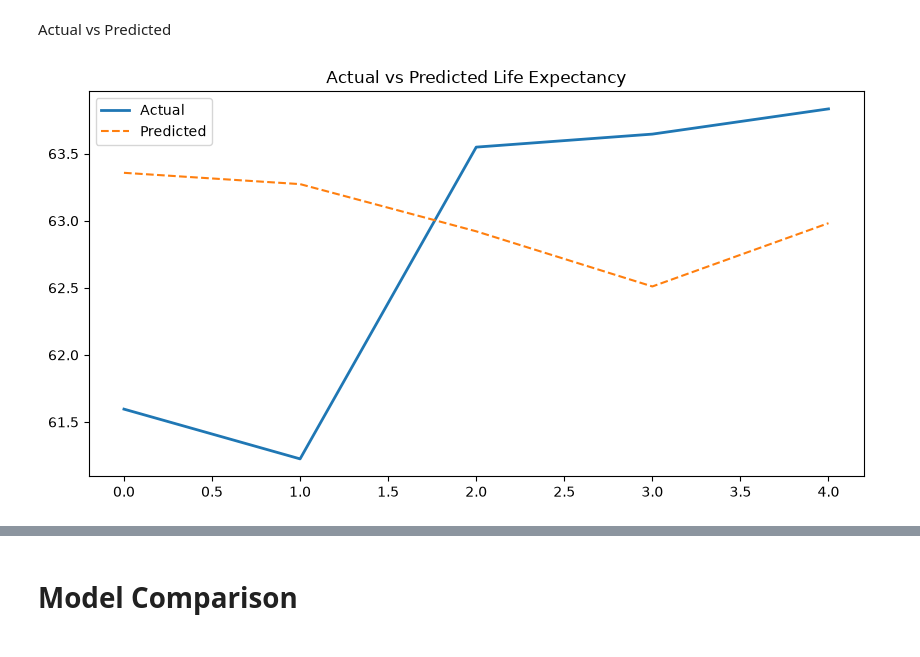
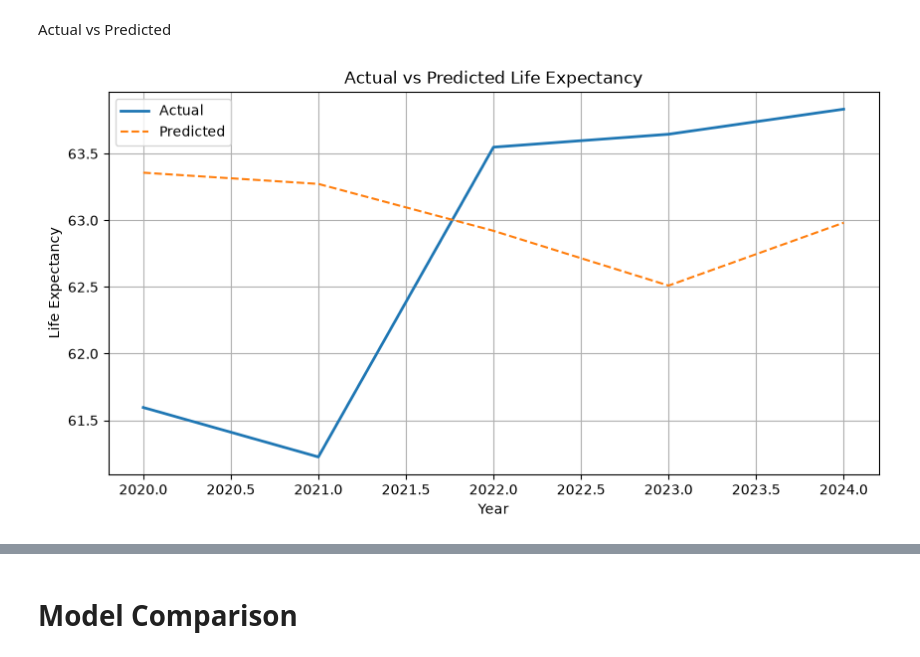
Before and after one commit to graceobonyo/Global-Health-System-Segmentation-and-Forecasting, a Jupyter notebook: ghss.ipynb, the cells around one changed output, grey strips where cells are left out. Saved outputs shown, nothing was run; the diff lists cells and outputs as text; code cells hidden in the pictures.

```diff
--- a/ghss.ipynb
+++ b/ghss.ipynb
@@ -160,0 +217,6 @@ plt.show()
+# %%
+# Load dataset
+health_df = pd.read_csv('health_indicators.csv')
+
+print(health_df.shape)
+health_df.head()
@@ -160,0 +315,16 @@ plt.show()
+# %%
+# Handle missing values for numeric columns by converting them to numeric types and imputing with median values
+numeric_cols = kenya_df.select_dtypes(include=['float64','int64']).columns
+kenya_df[numeric_cols] = kenya_df[numeric_cols].apply(pd.to_numeric, errors='coerce')
+# %%
+numeric_cols = kenya_df.select_dtypes(include=['float64','int64']).columns
+
+imputer = SimpleImputer(strategy='median')
+
+nonempty_numeric_cols = kenya_df[numeric_cols].columns[
+    kenya_df[numeric_cols].notna().any()
+]
+
+kenya_df[nonempty_numeric_cols] = imputer.fit_transform(
+    kenya_df[nonempty_numeric_cols]
+)
@@ -428,27 +742,30 @@ R²: -0.5478713850294001
 # %% [markdown]
 Actual vs Predicted
 # %%
+test_years = kenya_df['year'].iloc[-len(actual):]
+
 plt.figure(figsize=(10,5))
 
 plt.plot(
-    actual,
+    test_years,
+    actual.flatten(),
     label='Actual',
     linewidth=2
 )
 
 plt.plot(
-    predictions,
+    test_years,
+    predictions.flatten(),
     label='Predicted',
     linestyle='--'
-
 )
 
-plt.title(
-    'Actual vs Predicted Life Expectancy'
-)
-
+plt.title('Actual vs Predicted Life Expectancy')
+plt.xlabel('Year')
+plt.ylabel('Life Expectancy')
 plt.legend()
+plt.grid(True)
 
 plt.show()
 # %% [output]
-[figure, old version]
+[figure, new version]
```
Also changed, not shown: parts of 44 cells of this notebook, 2 other files.
